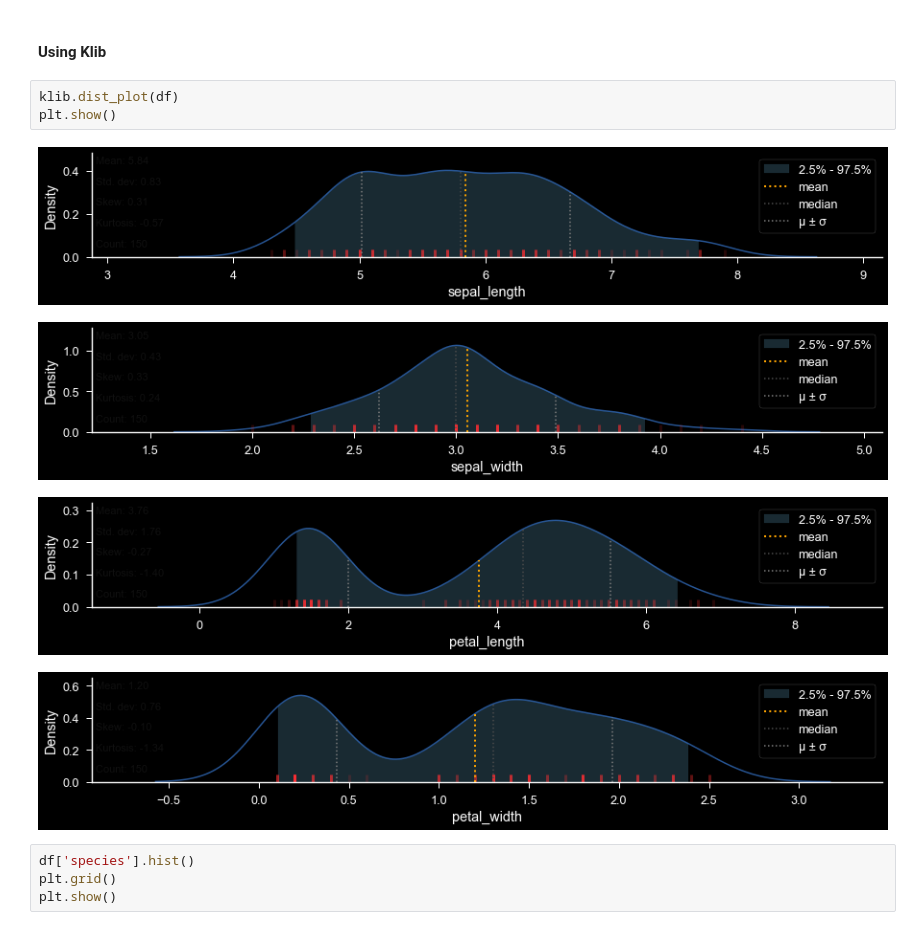
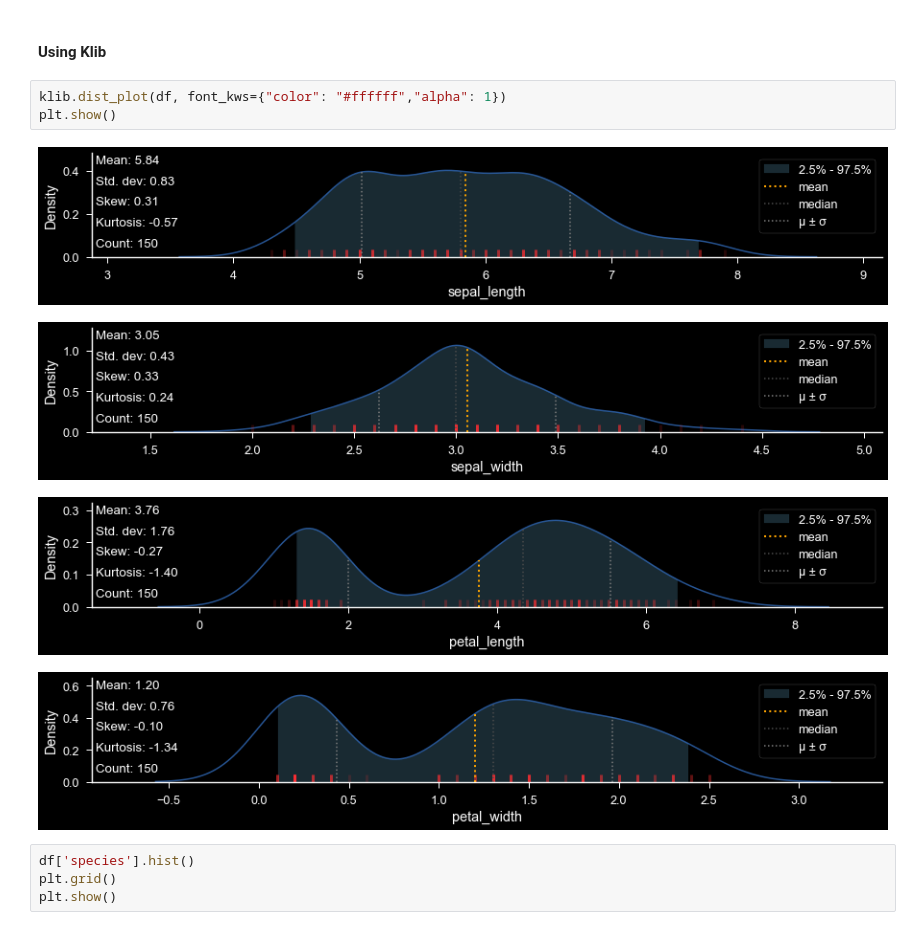
Before and after one commit to algonacci/IndonesiaAI_MachineLearning, a Jupyter notebook: Pertemuan-2/Pertemuan-2.ipynb, the cells around one changed output. Saved outputs shown, nothing was run; the diff lists cells and outputs as text.

```diff
--- a/Pertemuan-2/Pertemuan-2.ipynb
+++ b/Pertemuan-2/Pertemuan-2.ipynb
@@ -104,13 +104,13 @@ plt.show()
 # %% [markdown]
 #### Using Klib
 # %%
-klib.dist_plot(df)
+klib.dist_plot(df, font_kws={"color": "#ffffff","alpha": 1})
 plt.show()
 # %% [output]
-[figure, old version]
+[figure, new version]
-[figure, old version]
+[figure, new version]
-[figure, old version]
+[figure, new version]
-[figure, old version]
+[figure, new version]
 # %%
 df['species'].hist()
 plt.grid()
```
